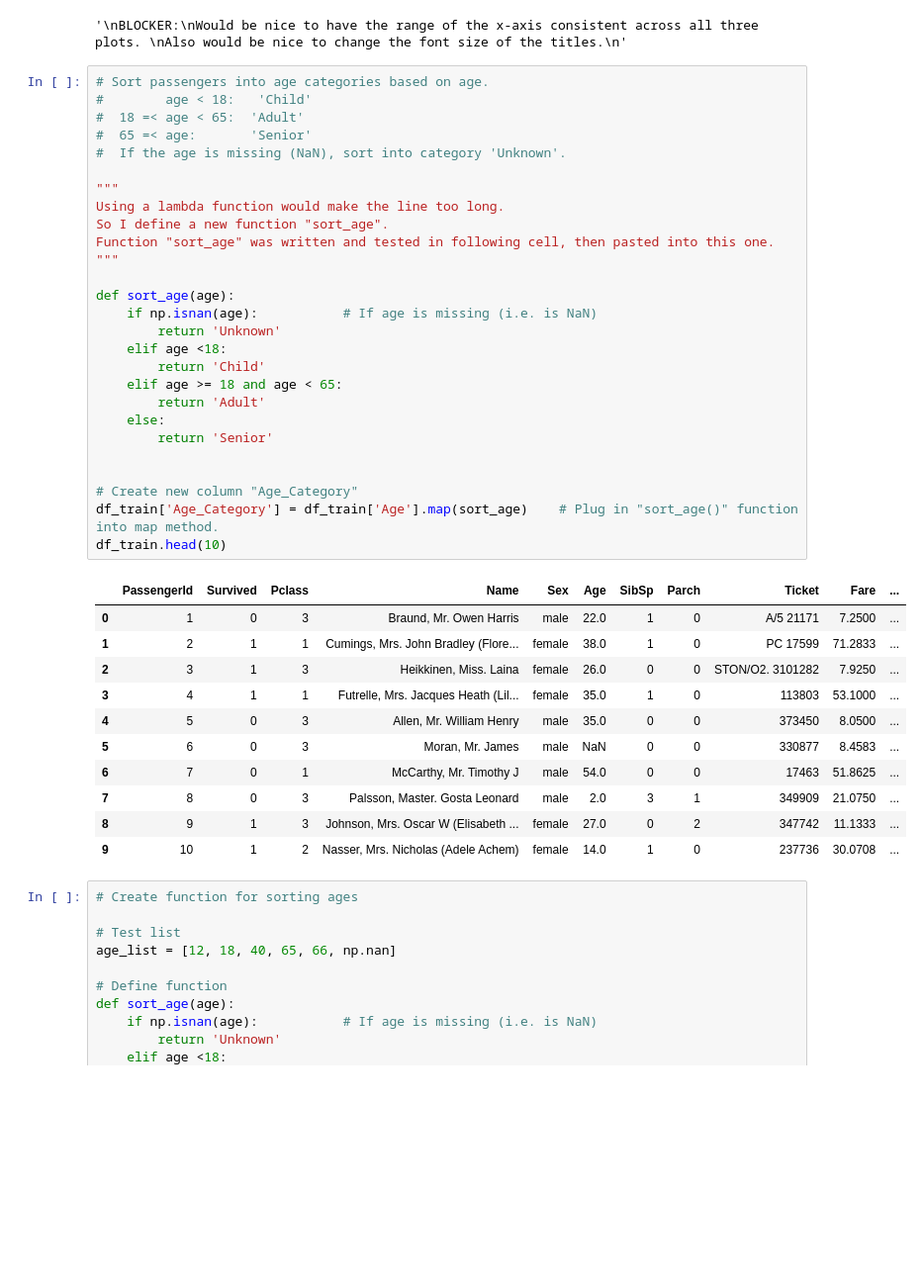
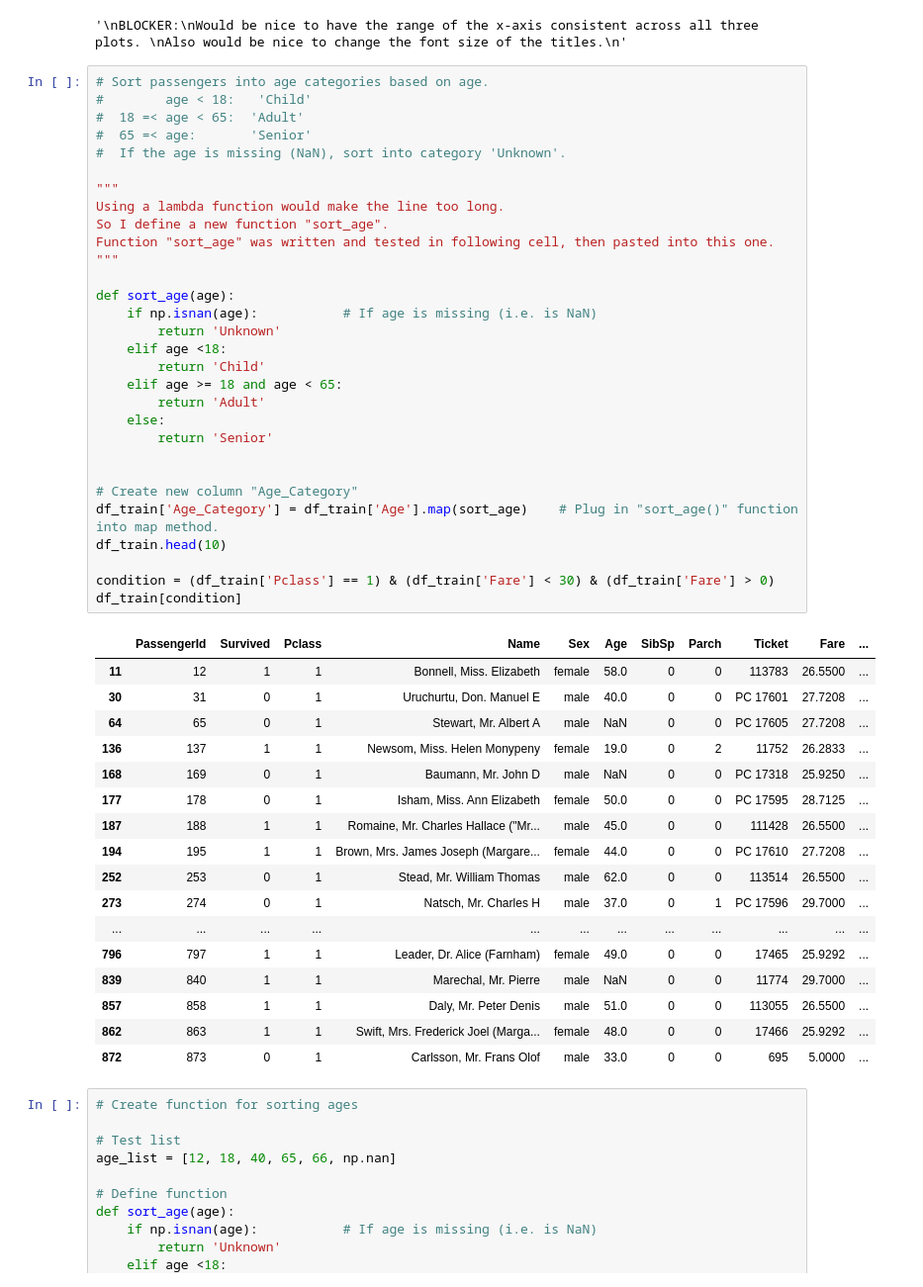
Before and after one commit to kyungoh22/titanic_EDA, a Jupyter notebook: titanic_EDA.ipynb, the cells around one changed output. Shown at 99% size. Cells and saved outputs as stored; diff of their text form; blank space fills up the shorter version.

```diff
--- a/titanic_EDA.ipynb
+++ b/titanic_EDA.ipynb
@@ -192,42 +192,51 @@ Also would be nice to change the font size of the titles.
 # %%
 # Sort passengers into age categories based on age.
 #        age < 18:   'Child'
 #  18 =< age < 65:  'Adult'
 #  65 =< age:       'Senior'
 #  If the age is missing (NaN), sort into category 'Unknown'.
 
 """
 Using a lambda function would make the line too long.
 So I define a new function "sort_age".
 Function "sort_age" was written and tested in following cell, then pasted into this one.
 """
 
 def sort_age(age):
     if np.isnan(age):           # If age is missing (i.e. is NaN)
         return 'Unknown'
     elif age <18:
         return 'Child'
     elif age >= 18 and age < 65:
         return 'Adult'
     else:
         return 'Senior'
 
 
 # Create new column "Age_Category"
 df_train['Age_Category'] = df_train['Age'].map(sort_age)    # Plug in "sort_age()" function into map method.
 df_train.head(10)
+
+condition = (df_train['Pclass'] == 1) & (df_train['Fare'] < 30) & (df_train['Fare'] > 0)
+df_train[condition]
 # %% [output]
 |  | PassengerId | Survived | Pclass | Name | Sex | Age | SibSp | Parch | Ticket | Fare | ... |
-| 0 | 1 | 0 | 3 | Braund, Mr. Owen Harris | male | 22.0 | 1 | 0 | A/5 21171 | 7.2500 | ... |
-| 1 | 2 | 1 | 1 | Cumings, Mrs. John Bradley (Flore... | female | 38.0 | 1 | 0 | PC 17599 | 71.2833 | ... |
-| 2 | 3 | 1 | 3 | Heikkinen, Miss. Laina | female | 26.0 | 0 | 0 | STON/O2. 3101282 | 7.9250 | ... |
-| 3 | 4 | 1 | 1 | Futrelle, Mrs. Jacques Heath (Lil... | female | 35.0 | 1 | 0 | 113803 | 53.1000 | ... |
-| 4 | 5 | 0 | 3 | Allen, Mr. William Henry | male | 35.0 | 0 | 0 | 373450 | 8.0500 | ... |
-| 5 | 6 | 0 | 3 | Moran, Mr. James | male | NaN | 0 | 0 | 330877 | 8.4583 | ... |
-| 6 | 7 | 0 | 1 | McCarthy, Mr. Timothy J | male | 54.0 | 0 | 0 | 17463 | 51.8625 | ... |
-| 7 | 8 | 0 | 3 | Palsson, Master. Gosta Leonard | male | 2.0 | 3 | 1 | 349909 | 21.0750 | ... |
-| 8 | 9 | 1 | 3 | Johnson, Mrs. Oscar W (Elisabeth ... | female | 27.0 | 0 | 2 | 347742 | 11.1333 | ... |
-| 9 | 10 | 1 | 2 | Nasser, Mrs. Nicholas (Adele Achem) | female | 14.0 | 1 | 0 | 237736 | 30.0708 | ... |
+| 11 | 12 | 1 | 1 | Bonnell, Miss. Elizabeth | female | 58.0 | 0 | 0 | 113783 | 26.5500 | ... |
+| 30 | 31 | 0 | 1 | Uruchurtu, Don. Manuel E | male | 40.0 | 0 | 0 | PC 17601 | 27.7208 | ... |
+| 64 | 65 | 0 | 1 | Stewart, Mr. Albert A | male | NaN | 0 | 0 | PC 17605 | 27.7208 | ... |
+| 136 | 137 | 1 | 1 | Newsom, Miss. Helen Monypeny | female | 19.0 | 0 | 2 | 11752 | 26.2833 | ... |
+| 168 | 169 | 0 | 1 | Baumann, Mr. John D | male | NaN | 0 | 0 | PC 17318 | 25.9250 | ... |
+| 177 | 178 | 0 | 1 | Isham, Miss. Ann Elizabeth | female | 50.0 | 0 | 0 | PC 17595 | 28.7125 | ... |
+| 187 | 188 | 1 | 1 | Romaine, Mr. Charles Hallace ("Mr... | male | 45.0 | 0 | 0 | 111428 | 26.5500 | ... |
+| 194 | 195 | 1 | 1 | Brown, Mrs. James Joseph (Margare... | female | 44.0 | 0 | 0 | PC 17610 | 27.7208 | ... |
+| 252 | 253 | 0 | 1 | Stead, Mr. William Thomas | male | 62.0 | 0 | 0 | 113514 | 26.5500 | ... |
+| 273 | 274 | 0 | 1 | Natsch, Mr. Charles H | male | 37.0 | 0 | 1 | PC 17596 | 29.7000 | ... |
+| ... | ... | ... | ... | ... | ... | ... | ... | ... | ... | ... | ... |
+| 796 | 797 | 1 | 1 | Leader, Dr. Alice (Farnham) | female | 49.0 | 0 | 0 | 17465 | 25.9292 | ... |
+| 839 | 840 | 1 | 1 | Marechal, Mr. Pierre | male | NaN | 0 | 0 | 11774 | 29.7000 | ... |
+| 857 | 858 | 1 | 1 | Daly, Mr. Peter Denis | male | 51.0 | 0 | 0 | 113055 | 26.5500 | ... |
+| 862 | 863 | 1 | 1 | Swift, Mrs. Frederick Joel (Marga... | female | 48.0 | 0 | 0 | 17466 | 25.9292 | ... |
+| 872 | 873 | 0 | 1 | Carlsson, Mr. Frans Olof | male | 33.0 | 0 | 0 | 695 | 5.0000 | ... |
 # %%
 # Create function for sorting ages
 
```
Also changed, not shown: parts of 4 cells of this notebook.
